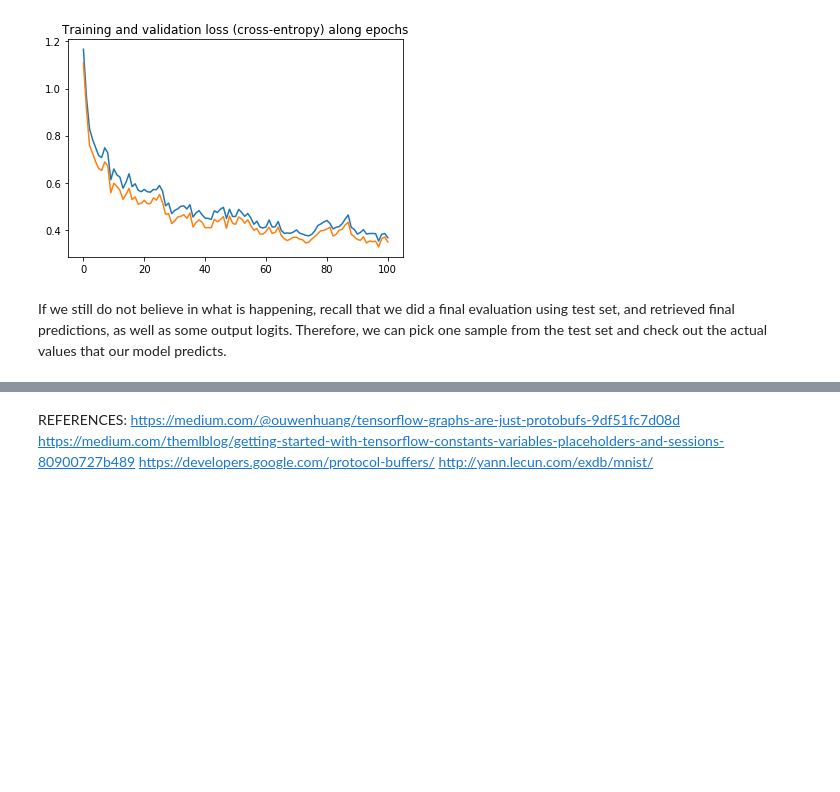
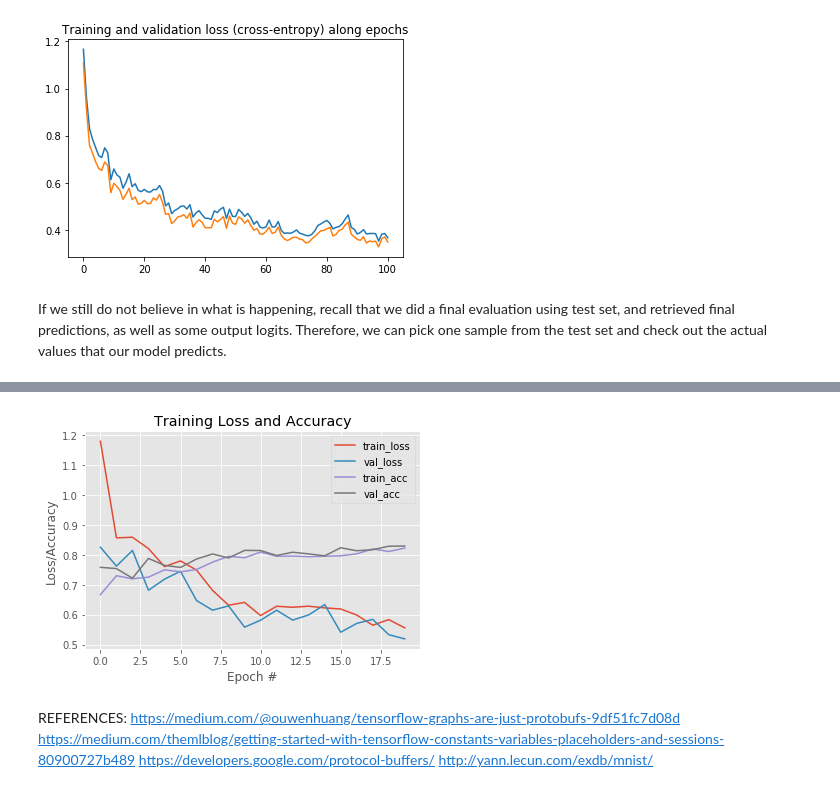
Before and after one commit to jells123/My-Tutorial-On-Tensorflow, a Jupyter notebook: tutorial.ipynb, the cells around one changed output, grey strips where cells are left out. Cells and saved outputs as stored; diff of their text form; code cells hidden in the pictures; blank space fills up the shorter version.

Commit message:
Add keras simple fully connected network

```diff
--- a/tutorial.ipynb
+++ b/tutorial.ipynb
@@ -538,0 +629,8 @@ Logits:
+# %%
+((trainX, trainY), (testX, testY)) = keras.datasets.mnist.load_data()
+
+trainX = trainX.reshape((-1, 28*28)).astype("float32")
+testX = testX.reshape((-1, 28*28)).astype("float32")
+
+trainY = keras.utils.to_categorical(trainY, 10)
+testY = keras.utils.to_categorical(testY, 10)
@@ -538,0 +639,4 @@ Logits:
+# %%
+batch_size = 100
+num_epochs = 20
+learning_rate = 0.25
@@ -538,0 +665,15 @@ Logits:
+# %%
+model = Sequential()
+
+model.add(Dense(50, input_shape=(num_features,), activation='sigmoid'))
+model.add(Dense(25, activation='sigmoid'))
+model.add(Dense(num_labels, activation='softmax'))
+
+opt = SGD(lr=learning_rate)
+model.compile(optimizer=opt, loss='categorical_crossentropy',
+              metrics=['accuracy'])
+
+H = model.fit(trainX, trainY,
+                   validation_split=0.2,
+                   batch_size=batch_size, epochs=num_epochs,
+                   verbose=1)
@@ -539,3 +710,21 @@ Logits:
+# %%
+N = np.arange(0, num_epochs)
+plt.style.use("ggplot")
+
+plt.figure()
+plt.plot(N, H.history["loss"], label="train_loss")
+plt.plot(N, H.history["val_loss"], label="val_loss")
+plt.plot(N, H.history["acc"], label="train_acc")
+plt.plot(N, H.history["val_acc"], label="val_acc")
+
+plt.title("Training Loss and Accuracy")
+plt.xlabel("Epoch #")
+plt.ylabel("Loss/Accuracy")
+
+plt.legend()
+plt.show()
+# %% [output]
+[figure, added]
 # %% [markdown]
 REFERENCES:
     https://medium.com/@ouwenhuang/tensorflow-graphs-are-just-protobufs-9df51fc7d08d
```
Also changed, not shown: parts of 22 cells of this notebook.
